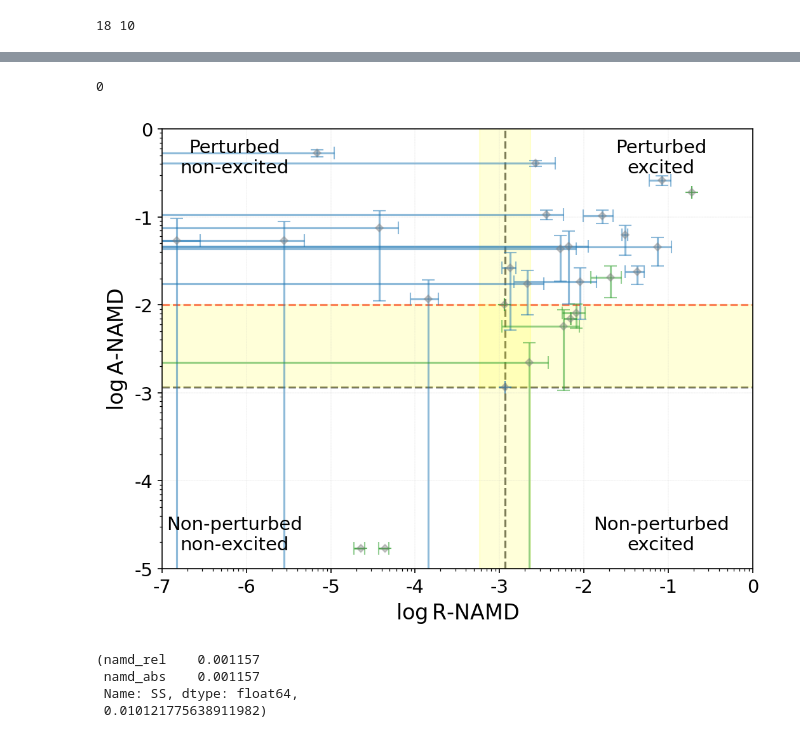
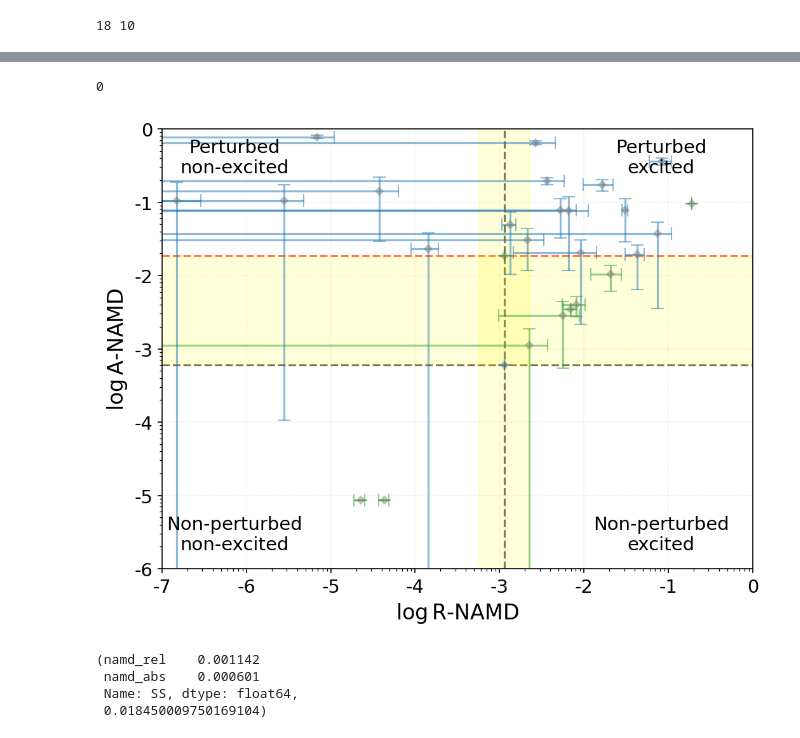
Before and after one commit to abocchieri/ExoNAMD, a Jupyter notebook: notebook/paper_fig2-4.ipynb, the cells around one changed output, grey strips where cells are left out. Drawn from its saved outputs; the diff is of its cells as text; code cells hidden in the pictures.

Commit message:
updated notebook and db with fixed a-namd normalization

```diff
--- a/notebook/paper_fig2-4.ipynb
+++ b/notebook/paper_fig2-4.ipynb
@@ -185,9 +185,3 @@ df_namd = calc_namd(
-# %%
-mask = df_namd.hostname == "SS"
-cols_rel = ["namd_rel", "namd_rel_mc", "namd_rel_q16", "namd_rel_q50", "namd_rel_q84"]
-cols_abs = ["namd_abs", "namd_abs_mc", "namd_abs_q16", "namd_abs_q50", "namd_abs_q84"]
-
-df_namd.loc[mask, cols_rel] = df_namd.loc[mask, cols_abs].to_numpy()
 # %%
 df_namd[df_namd.hostname == "SS"][["namd_rel", "namd_rel_mc", "namd_rel_q16", "namd_rel_q50", "namd_rel_q84"]]
 # %% [output]
@@ -391,7 +385,7 @@ plt.plot(
     markersize=3,
 )
 
-ymin = 1e-5
+ymin = 1e-6
 ymax = 1
 xmin = 1e-7
 xmax = 1
@@ -451,41 +445,41 @@ plt.fill_betweenx(
     zorder=0
 )
 
 fig.text(0.22, 0.83, "Perturbed\nnon-excited", ha="center", va="center")
 fig.text(0.78, 0.83, "Perturbed\nexcited", ha="center", va="center")
 
 fig.text(0.22, 0.17, "Non-perturbed\nnon-excited", ha="center", va="center")
 fig.text(0.78, 0.17, "Non-perturbed\nexcited", ha="center", va="center")
 plt.grid(which="major", lw=0.15, ls="--", alpha=0.8)
 
 from matplotlib.ticker import LogLocator, FuncFormatter, NullFormatter
 ax.xaxis.set_major_locator(LogLocator(base=10))
 ax.xaxis.set_major_formatter(
     FuncFormatter(lambda y, pos: f"{int(np.log10(y))}" if y > 0 else "")
 )
 ax.xaxis.set_minor_formatter(NullFormatter())
 ax.yaxis.set_major_locator(LogLocator(base=10))
 ax.yaxis.set_major_formatter(
     FuncFormatter(lambda y, pos: f"{int(np.log10(y))}" if y > 0 else "")
 )
 ax.yaxis.set_minor_formatter(NullFormatter())
 
 plt.savefig(
     "/home/ariel/andrea.bocchieri/DATA/ExoNAMD/notebook/plots/four_quadrants_plot_paper.pdf",
     bbox_inches="tight",
     dpi=300,
 )
 plt.show()
 # %% [output]
 0
-[figure, old version]
+[figure, new version]
 # %%
 df_namd_plot.loc["SS"][["namd_rel", "namd_abs"]], df_namd_fake.loc["SSE"]["namd_abs"]
 # %% [output]
-(namd_rel    0.001157
- namd_abs    0.001157
+(namd_rel    0.001142
+ namd_abs    0.000601
  Name: SS, dtype: float64,
- 0.010121775638911982)
+ 0.018450009750169104)
 # %%
 # sort df_namd_fake by the namd_rel_q50
 df_namd_fake.sort_values("namd_rel_q50")
```
Also changed, not shown: parts of 10 cells of this notebook, 2 other files.
